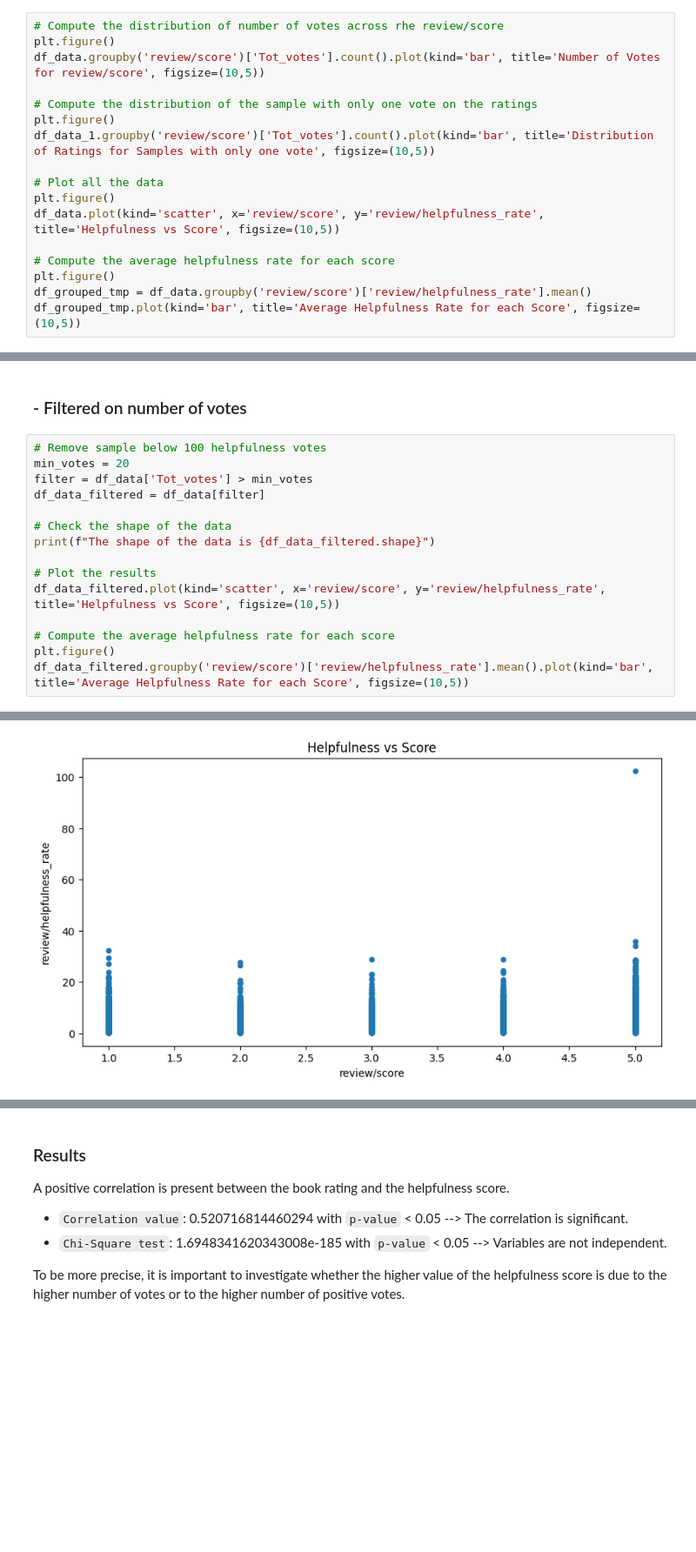
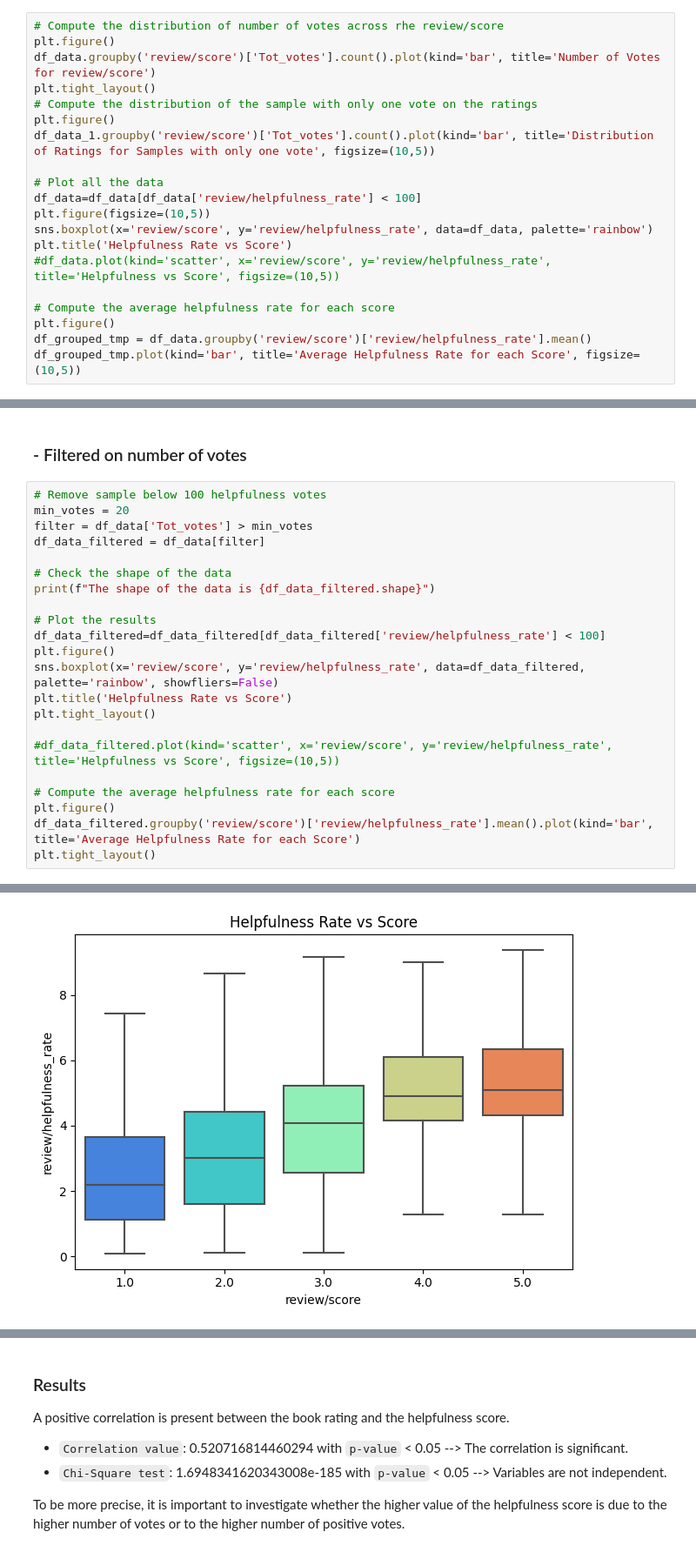
Before and after one commit to AndreaAlberti07/Amazon-books-reviews-ML, a Jupyter notebook: notebooks/hypotesis_testing/hypothesis_3.ipynb, the cells around one changed output, grey strips where cells are left out. Shown at 87% size. Saved outputs shown, nothing was run; the diff lists cells and outputs as text; blank space fills up the shorter version.

```diff
--- a/notebooks/hypotesis_testing/hypothesis_3.ipynb
+++ b/notebooks/hypotesis_testing/hypothesis_3.ipynb
@@ -69,15 +70,18 @@ The number of samples with only one vote is 52475 corresponding to 16.6% of the
 # %%
 # Compute the distribution of number of votes across rhe review/score
 plt.figure()
-df_data.groupby('review/score')['Tot_votes'].count().plot(kind='bar', title='Number of Votes for review/score', figsize=(10,5))
-
+df_data.groupby('review/score')['Tot_votes'].count().plot(kind='bar', title='Number of Votes for review/score')
+plt.tight_layout()
 # Compute the distribution of the sample with only one vote on the ratings
 plt.figure()
 df_data_1.groupby('review/score')['Tot_votes'].count().plot(kind='bar', title='Distribution of Ratings for Samples with only one vote', figsize=(10,5))
 
 # Plot all the data
-plt.figure()
-df_data.plot(kind='scatter', x='review/score', y='review/helpfulness_rate', title='Helpfulness vs Score', figsize=(10,5))
+df_data=df_data[df_data['review/helpfulness_rate'] < 100]
+plt.figure(figsize=(10,5))
+sns.boxplot(x='review/score', y='review/helpfulness_rate', data=df_data, palette='rainbow')
+plt.title('Helpfulness Rate vs Score')
+#df_data.plot(kind='scatter', x='review/score', y='review/helpfulness_rate', title='Helpfulness vs Score', figsize=(10,5))
 
 # Compute the average helpfulness rate for each score
 plt.figure()
@@ -127,9 +130,16 @@ df_data_filtered = df_data[filter]
 print(f"The shape of the data is {df_data_filtered.shape}")
 
 # Plot the results
-df_data_filtered.plot(kind='scatter', x='review/score', y='review/helpfulness_rate', title='Helpfulness vs Score', figsize=(10,5))
+df_data_filtered=df_data_filtered[df_data_filtered['review/helpfulness_rate'] < 100]
+plt.figure()
+sns.boxplot(x='review/score', y='review/helpfulness_rate', data=df_data_filtered, palette='rainbow', showfliers=False)
+plt.title('Helpfulness Rate vs Score')
+plt.tight_layout()
+
+#df_data_filtered.plot(kind='scatter', x='review/score', y='review/helpfulness_rate', title='Helpfulness vs Score', figsize=(10,5))
 
 # Compute the average helpfulness rate for each score
 plt.figure()
-df_data_filtered.groupby('review/score')['review/helpfulness_rate'].mean().plot(kind='bar', title='Average Helpfulness Rate for each Score', figsize=(10,5))
+df_data_filtered.groupby('review/score')['review/helpfulness_rate'].mean().plot(kind='bar', title='Average Helpfulness Rate for each Score')
+plt.tight_layout()
 # %% [output]
@@ -138 +147 @@ The shape of the data is (37224, 4)
-[figure, old version]
+[figure, new version]
```
Also changed, not shown: parts of 4 cells of this notebook, 5 other files.
